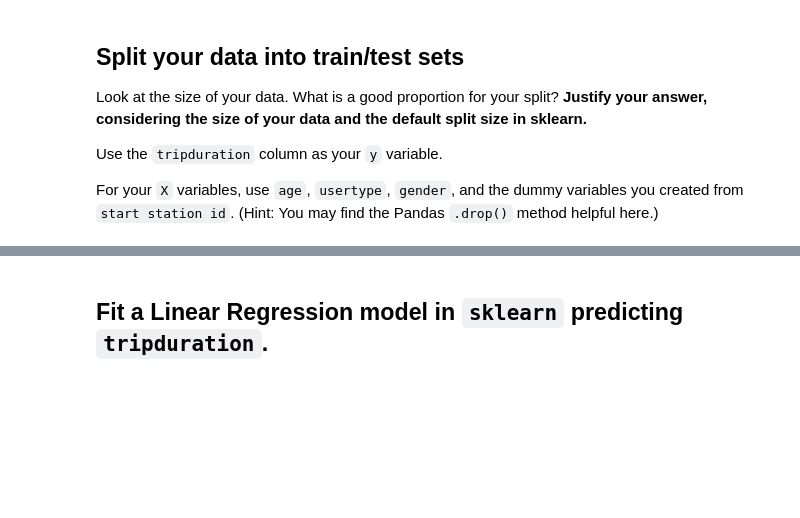
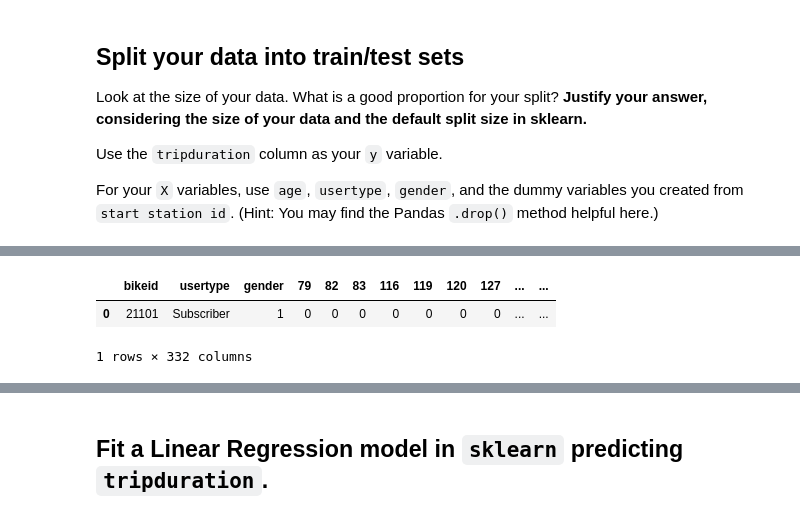
Before and after one commit to amcurley/GA_projects, a Jupyter notebook: Labs/3.02-lab-regression-and-model-validation-master/randvalsub.ipynb, the cells around one changed output, grey strips where cells are left out. Drawn from its saved outputs; the diff is of its cells as text; code cells hidden in the pictures; blank space fills up the shorter version.

```diff
--- a/Labs/3.02-lab-regression-and-model-validation-master/randvalsub.ipynb
+++ b/Labs/3.02-lab-regression-and-model-validation-master/randvalsub.ipynb
@@ -186,3 +224,5 @@ Engineer a feature called `age` that shares how old the person would have been i
+# %%
+citibike['age'] = 2014 - citibike['birth year']
 # %% [markdown]
 ## Split your data into train/test sets
 
@@ -193,0 +249,10 @@ For your `X` variables, use `age`, `usertype`, `gender`, and the dummy variables
+# %%
+dropped_df = citibike.drop(columns = ['tripduration', 'stoptime', 'start station name', 'start station longitude', 'end station name',
+                        'starttime', 'start station id', 'start station latitude', 'end station id', 'end station id',
+                                     'end station longitude', 'end station latitude', 'birth year'])
+# %%
+dropped_df.head(1)
+# %% [output]
+|  | bikeid | usertype | gender | 79 | 82 | 83 | 116 | 119 | 120 | 127 | ... | ... |
+| 0 | 21101 | Subscriber | 1 | 0 | 0 | 0 | 0 | 0 | 0 | 0 | ... | ... |
+1 rows × 332 columns
```
Also changed, not shown: parts of 40 cells of this notebook.
